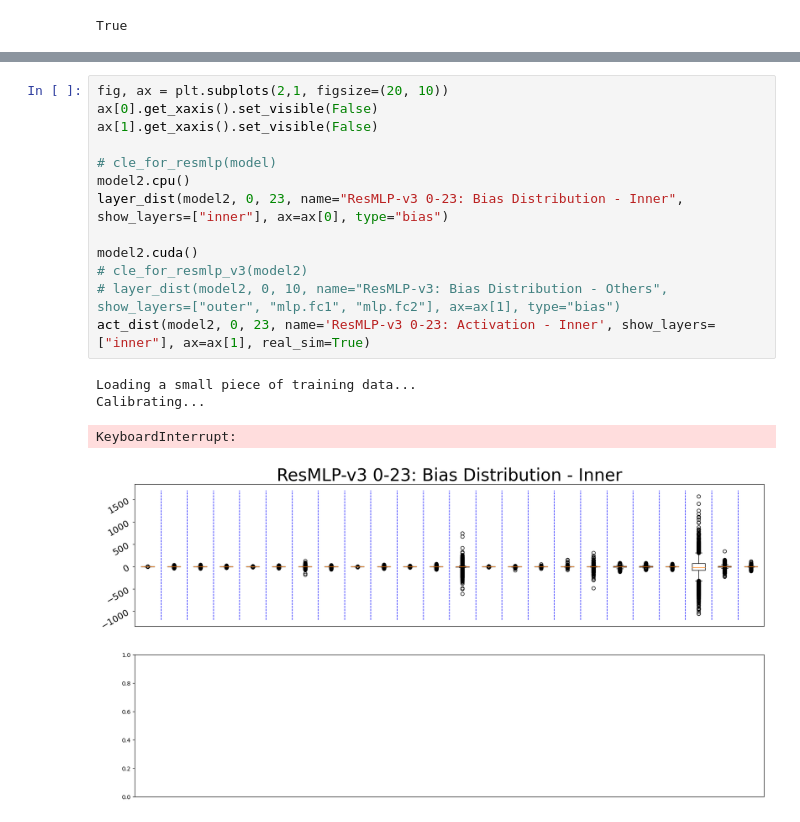
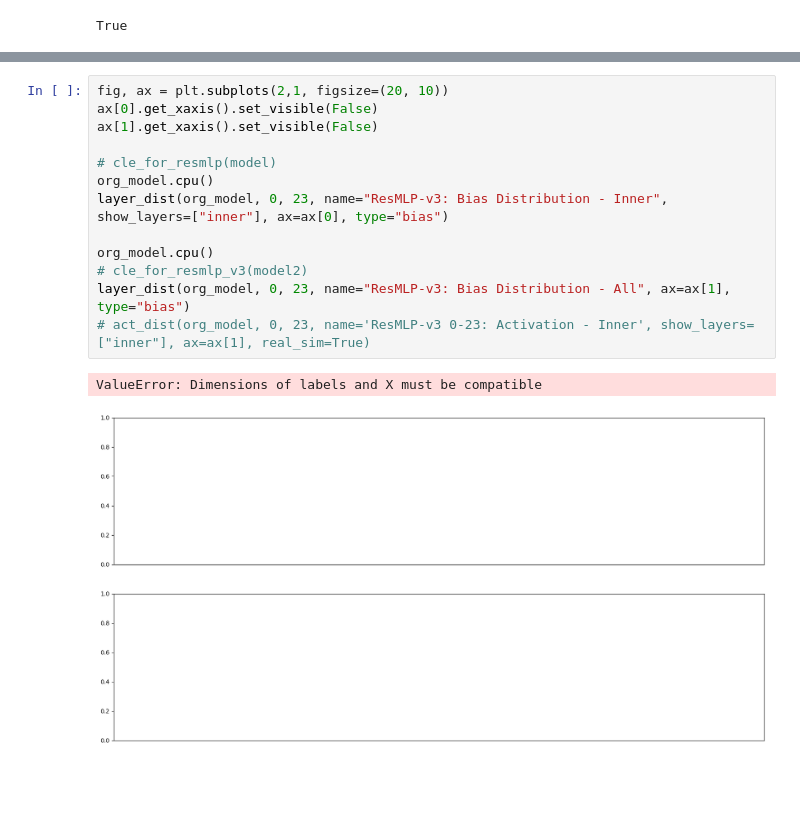
Before and after one commit to scott306lr/ResMLP_QAT, a Jupyter notebook: model_v4_analyze.ipynb, the cells around one changed output, grey strips where cells are left out. Drawn from its saved outputs; the diff is of its cells as text; blank space fills up the shorter version.

```diff
--- a/model_v4_analyze.ipynb
+++ b/model_v4_analyze.ipynb
@@ -227,21 +118,19 @@ layer_dist(model2, 0, 23, name="ResMLP-v3: Bias Distribution", ax=ax[1], type="b
 # %%
 fig, ax = plt.subplots(2,1, figsize=(20, 10))
 ax[0].get_xaxis().set_visible(False)
 ax[1].get_xaxis().set_visible(False)
 
 # cle_for_resmlp(model)
-model2.cpu()
-layer_dist(model2, 0, 23, name="ResMLP-v3 0-23: Bias Distribution - Inner", show_layers=["inner"], ax=ax[0], type="bias")
+org_model.cpu()
+layer_dist(org_model, 0, 23, name="ResMLP-v3: Bias Distribution - Inner", show_layers=["inner"], ax=ax[0], type="bias")
 
-model2.cuda()
+org_model.cpu()
 # cle_for_resmlp_v3(model2)
-# layer_dist(model2, 0, 10, name="ResMLP-v3: Bias Distribution - Others", show_layers=["outer", "mlp.fc1", "mlp.fc2"], ax=ax[1], type="bias")
-act_dist(model2, 0, 23, name='ResMLP-v3 0-23: Activation - Inner', show_layers=["inner"], ax=ax[1], real_sim=True)
+layer_dist(org_model, 0, 23, name="ResMLP-v3: Bias Distribution - All", ax=ax[1], type="bias")
+# act_dist(org_model, 0, 23, name='ResMLP-v3 0-23: Activation - Inner', show_layers=["inner"], ax=ax[1], real_sim=True)
 # %% [output]
-Loading a small piece of training data...
-Calibrating...
+ValueError: Dimensions of labels and X must be compatible
-KeyboardInterrupt:
-[figure, old version]
+[figure, new version]
 # %%
 fig, ax = plt.subplots(2,1, figsize=(20, 10))
 ax[0].get_xaxis().set_visible(False)
```
Also changed, not shown: parts of 11 cells of this notebook, 4 other files.
